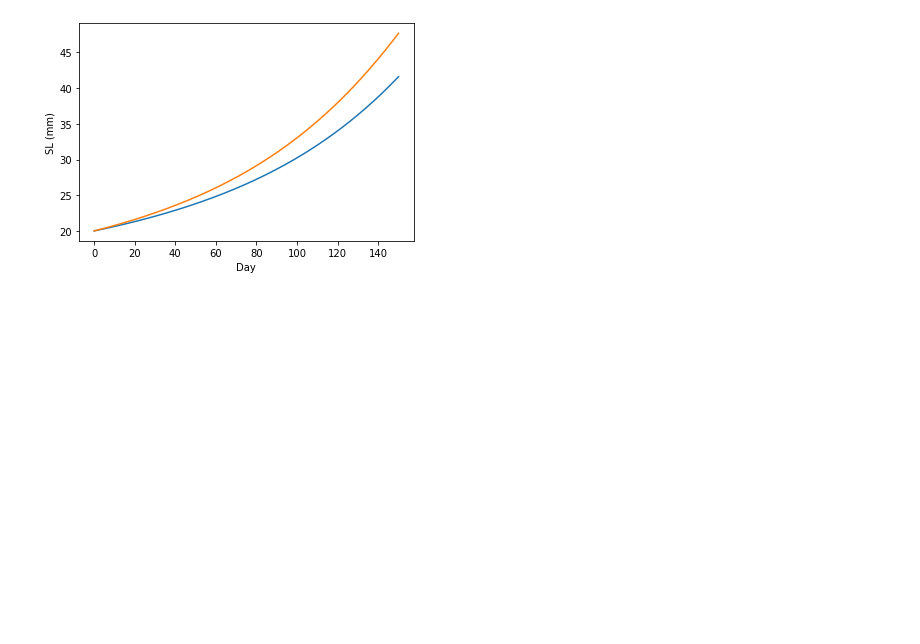
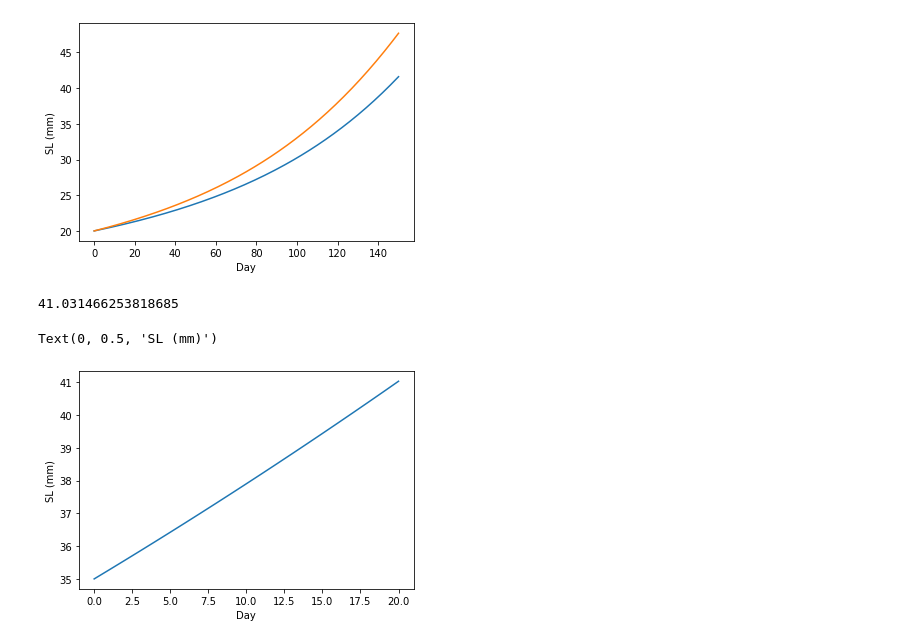
Before and after one commit to leviner/ChukchiTimeSeries, a Jupyter notebook: code/F4_LF.ipynb, the cells around one changed output. Drawn from its saved outputs; the diff is of its cells as text; code cells hidden in the pictures; blank space fills up the shorter version.

```diff
--- a/code/F4_LF.ipynb
+++ b/code/F4_LF.ipynb
@@ -133,3 +133,14 @@ plt.ylabel('SL (mm)')
 47.68447621333916
 Text(0, 0.5, 'SL (mm)')
 [figure]
+# %%
+# Increasing temperatures, same "cap"
+l = grSL(35,7.3,7.3,20)
+plt.plot(l)
+print(max(l))
+plt.xlabel('Day')
+plt.ylabel('SL (mm)')
+# %% [output]
+41.031466253818685
+Text(0, 0.5, 'SL (mm)')
+[figure, added]
```
